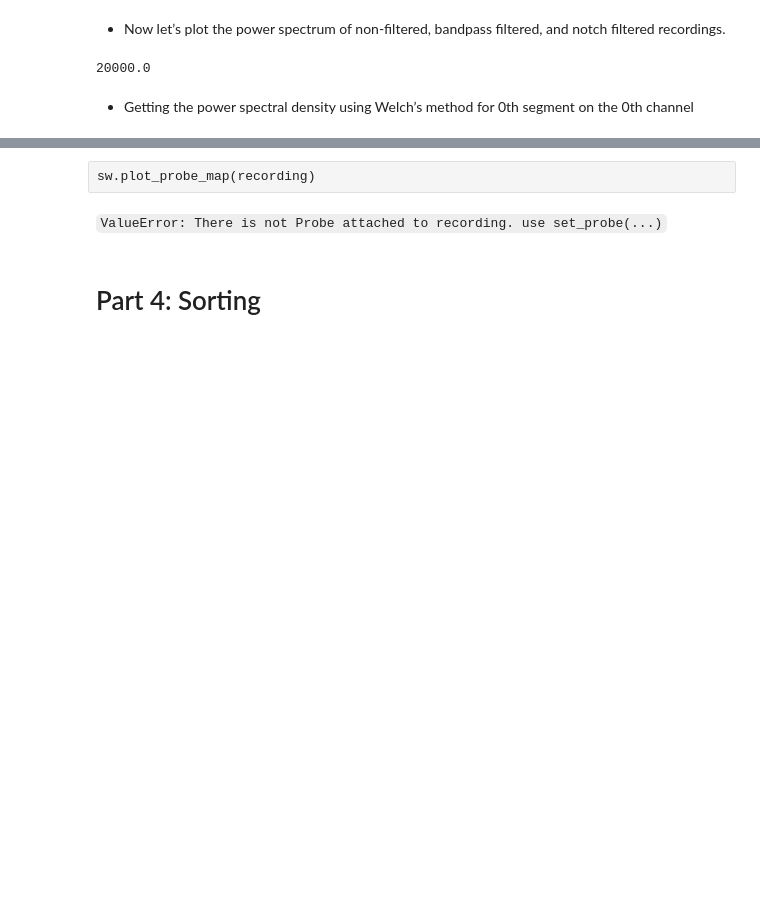
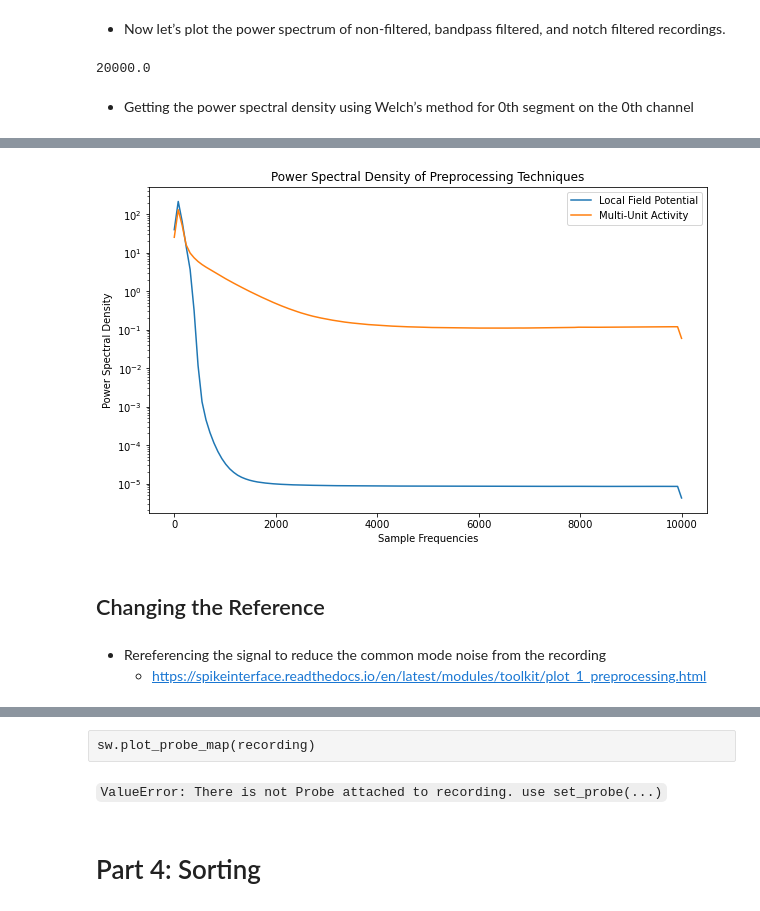
Before and after one commit to padillacoreanolab/spike_sorting, a Jupyter notebook: jupyter_notebooks/01_preprocessing_and_spike_sorting.ipynb, the cells around one changed output, grey strips where cells are left out. Saved outputs shown, nothing was run; the diff lists cells and outputs as text; code cells hidden in the pictures; blank space fills up the shorter version.

```diff
--- a/jupyter_notebooks/01_preprocessing_and_spike_sorting.ipynb
+++ b/jupyter_notebooks/01_preprocessing_and_spike_sorting.ipynb
@@ -411,0 +422,3 @@ plt.show()
+# %%
+recording_lfp = st.preprocessing.bandpass_filter(recording, freq_min=1, freq_max=300)
+recording_mua = st.preprocessing.rectify(recording)
@@ -411,0 +433,24 @@ plt.show()
+# %%
+zeroth_channel_lfp = recording_lfp.get_traces(segment_index=0)[:, 0]
+# %%
+zeroth_channel_mua = recording_mua.get_traces(segment_index=0)[:, 0]
+# %%
+f_lfp, p_lfp = scipy.signal.welch(zeroth_channel_lfp, fs=fs)
+f_mua, p_mua = scipy.signal.welch(zeroth_channel_mua, fs=fs)
+# %%
+fig, ax = plt.subplots()
+ax.semilogy(f_lfp, p_lfp, label="Local Field Potential")
+ax.semilogy(f_lfp, p_mua, label="Multi-Unit Activity")
+
+plt.xlabel("Sample Frequencies")
+plt.ylabel("Power Spectral Density")
+plt.title("Power Spectral Density of Preprocessing Techniques")
+plt.legend()
+plt.show()
+# %% [output]
+[figure, added]
+# %% [markdown]
+## Changing the Reference
+# %% [markdown]
+- Rereferencing the signal to reduce the common mode noise from the recording
+    - https://spikeinterface.readthedocs.io/en/latest/modules/toolkit/plot_1_preprocessing.html
```
Also changed, not shown: parts of 12 cells of this notebook.
